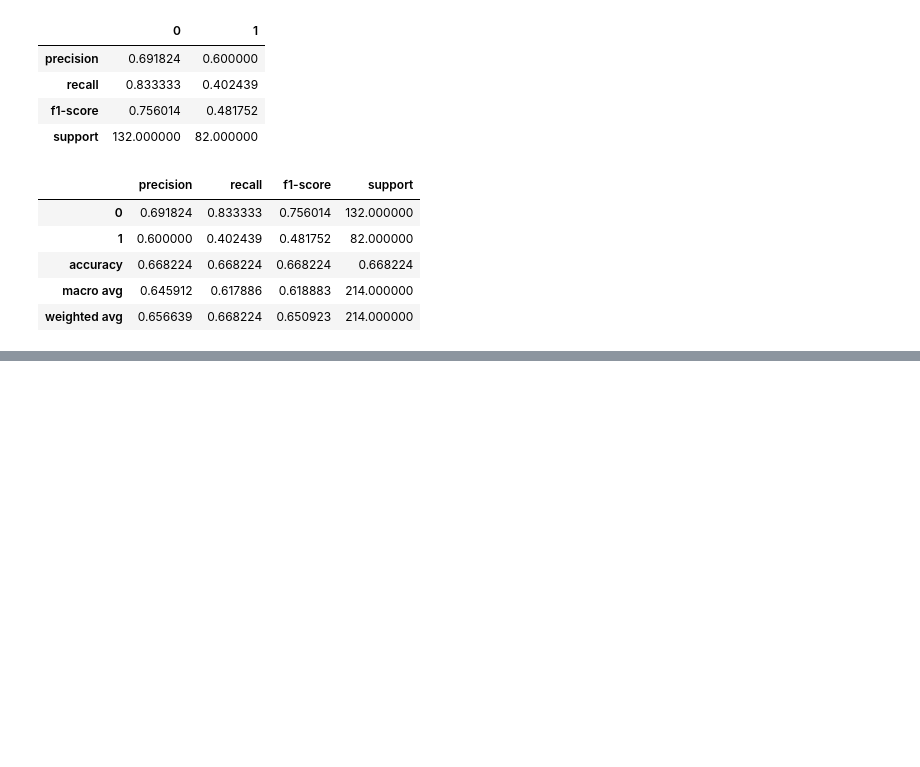
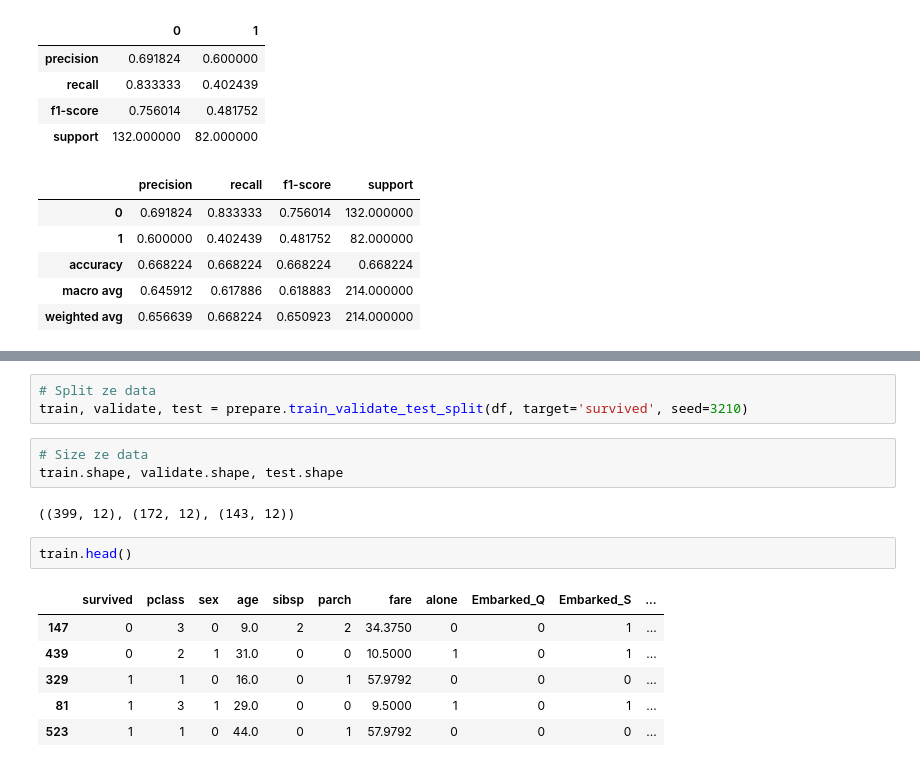
Before and after one commit to o0amandagomez0o/classification-exercises, a Jupyter notebook: model.ipynb, the cells around one changed output, grey strips where cells are left out. Saved outputs shown, nothing was run; the diff lists cells and outputs as text; blank space fills up the shorter version.

```diff
--- a/model.ipynb
+++ b/model.ipynb
@@ -1390,0 +1492,17 @@ display(e, f)
+# %%
+# Split ze data
+train, validate, test = prepare.train_validate_test_split(df, target='survived', seed=3210)
+# %%
+# Size ze data
+train.shape, validate.shape, test.shape
+# %% [output]
+((399, 12), (172, 12), (143, 12))
+# %%
+train.head()
+# %% [output]
+|  | survived | pclass | sex | age | sibsp | parch | fare | alone | Embarked_Q | Embarked_S | ... |
+| 147 | 0 | 3 | 0 | 9.0 | 2 | 2 | 34.3750 | 0 | 0 | 1 | ... |
+| 439 | 0 | 2 | 1 | 31.0 | 0 | 0 | 10.5000 | 1 | 0 | 1 | ... |
+| 329 | 1 | 1 | 0 | 16.0 | 0 | 1 | 57.9792 | 0 | 0 | 0 | ... |
+| 81 | 1 | 3 | 1 | 29.0 | 0 | 0 | 9.5000 | 1 | 0 | 1 | ... |
+| 523 | 1 | 1 | 0 | 44.0 | 0 | 1 | 57.9792 | 0 | 0 | 0 | ... |
```
Also changed, not shown: parts of 42 cells of this notebook, 4 other files.
